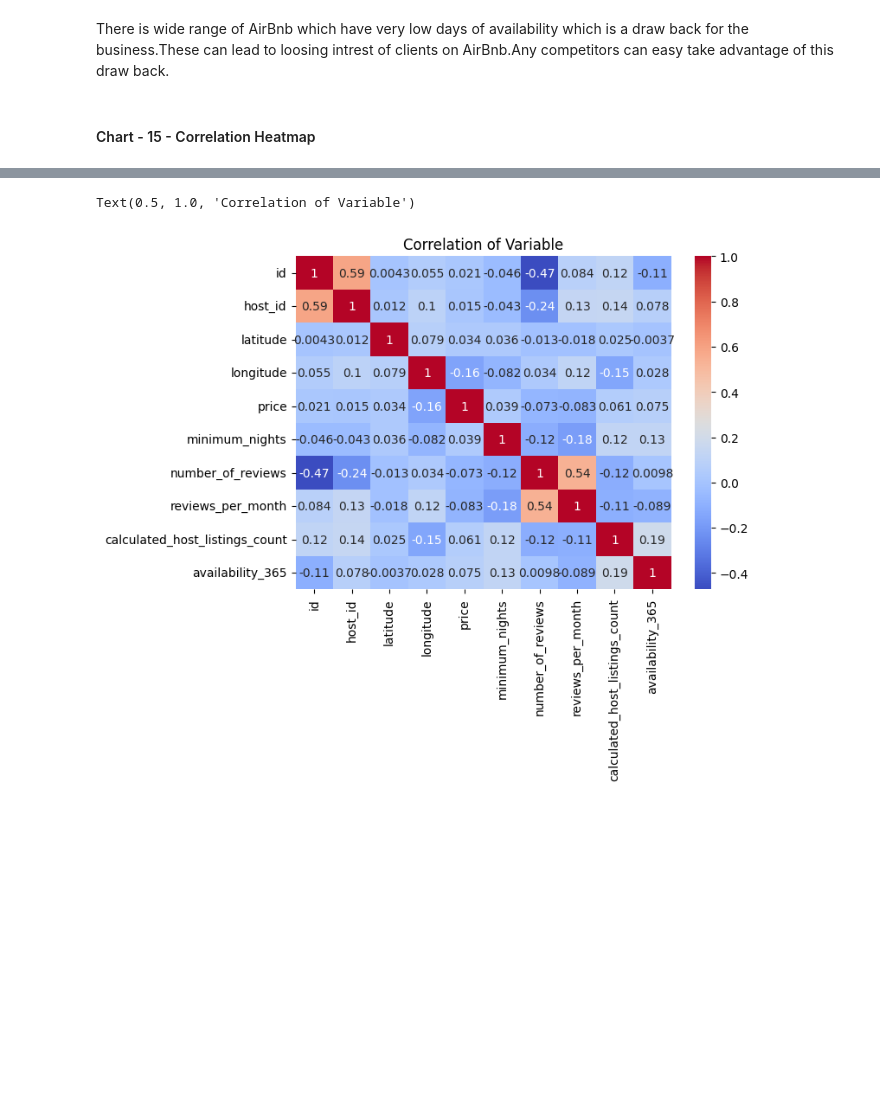
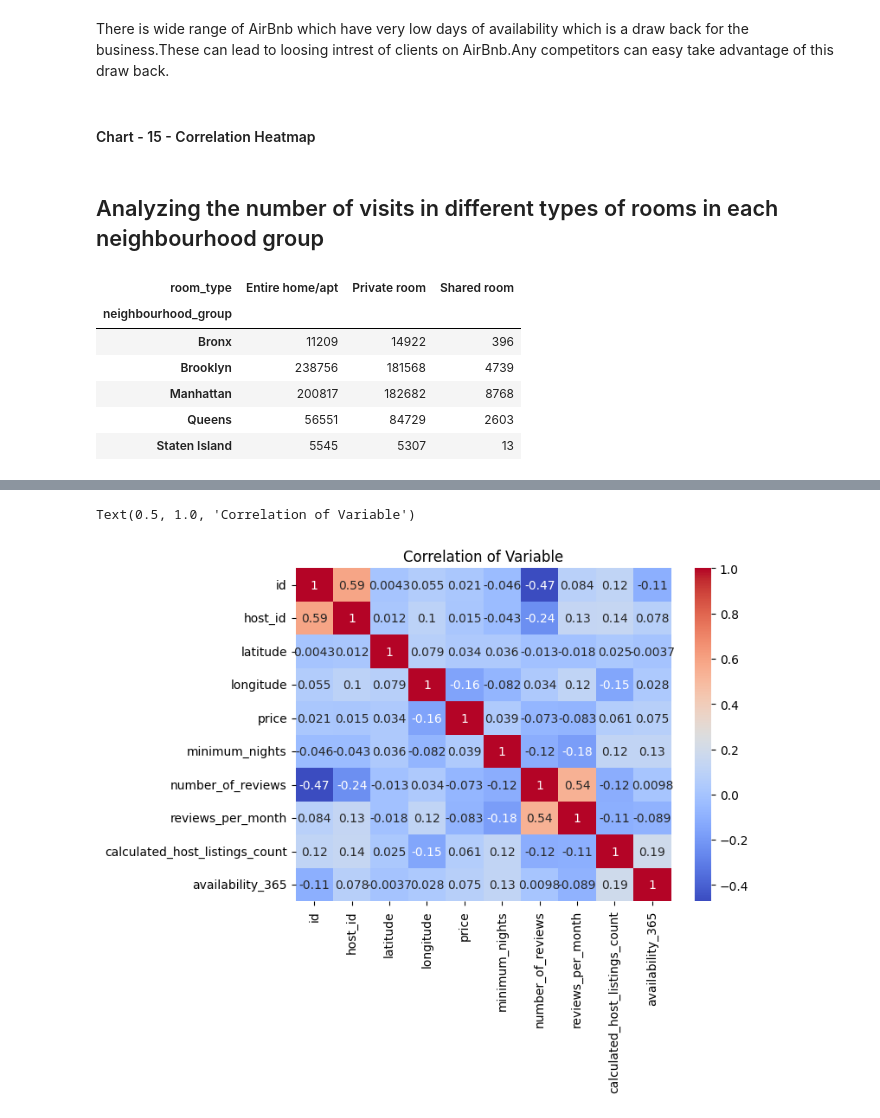
Before and after one commit to Dheerajraghava/Dheerajraghav_Airbnb_Bookings_Analysis_Capstone_Project, a Jupyter notebook: Copy_of_Sample_EDA_Submission_Template.ipynb, the cells around one changed output, grey strips where cells are left out. Cells and saved outputs as stored; diff of their text form; code cells hidden in the pictures; blank space fills up the shorter version.

```diff
--- a/Copy_of_Sample_EDA_Submission_Template.ipynb
+++ b/Copy_of_Sample_EDA_Submission_Template.ipynb
@@ -1146,3 +1146,16 @@ A bar-like representation of the frequency or count of data points within specif
 There is wide range of AirBnb which have very low days of availability which is a draw back for the business.These can lead to loosing intrest of clients on AirBnb.Any competitors can easy take advantage of this draw back.
 # %% [markdown]
 #### Chart - 15 - Correlation Heatmap
+# %% [markdown]
+## Analyzing the  number of visits in different types of rooms in each neighbourhood group
+# %%
+review_data = data1.groupby(['neighbourhood_group','room_type'])['number_of_reviews'].sum().unstack()
+review_data
+# %% [output]
+| room_type | Entire home/apt | Private room | Shared room |
+| neighbourhood_group |  |  |  |
+| Bronx | 11209 | 14922 | 396 |
+| Brooklyn | 238756 | 181568 | 4739 |
+| Manhattan | 200817 | 182682 | 8768 |
+| Queens | 56551 | 84729 | 2603 |
+| Staten Island | 5545 | 5307 | 13 |
```
Also changed, not shown: parts of 16 cells of this notebook.
